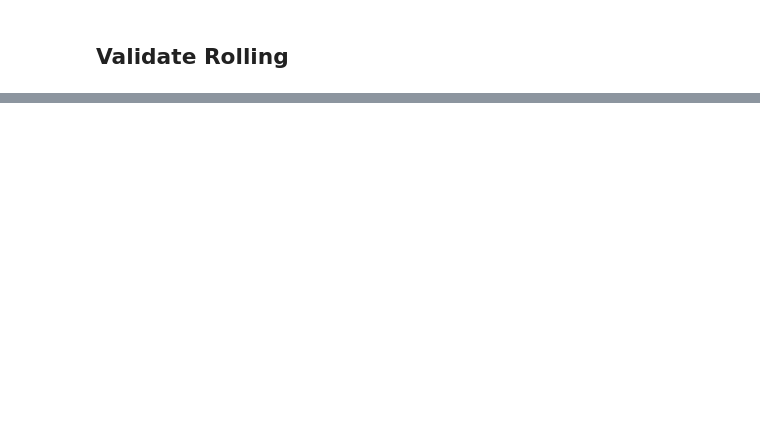
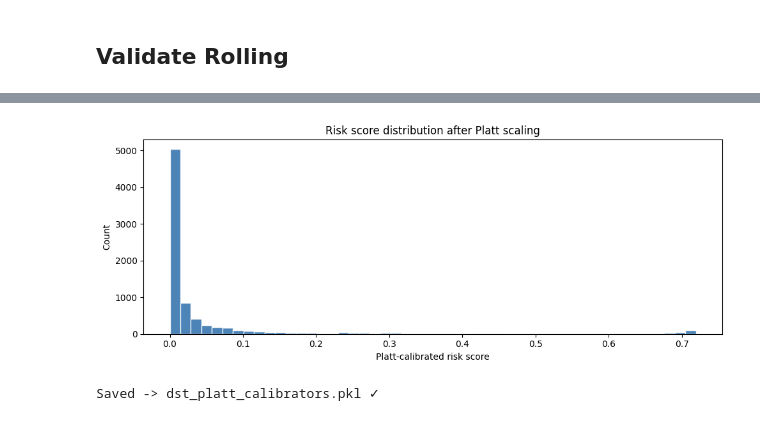
Before and after one commit to hamdikhasawneh/AI-sepsis, a Jupyter notebook: notebooks/03f_dynamic_survival_transformer.ipynb, the cells around one changed output, grey strips where cells are left out. Cells and saved outputs as stored; diff of their text form; code cells hidden in the pictures; blank space fills up the shorter version.

```diff
--- a/notebooks/03f_dynamic_survival_transformer.ipynb
+++ b/notebooks/03f_dynamic_survival_transformer.ipynb
@@ -1326,0 +1927,76 @@ DST rolling validation complete ✓
+# %%
+from sklearn.linear_model import LogisticRegression
+
+print("Refitting calibrators with Platt scaling...")
+
+# Get raw validation predictions
+surv_val_raw, dur_val, evt_val = predict_survival(
+    model, val_loader, device, time_cuts
+)
+
+# Fit Platt scaling calibrators at each time point
+platt_calibrators = {}
+for t_idx in np.arange(0, NUM_BINS, 4):
+    true_label = ((evt_val==1) & (dur_val<=time_cuts[t_idx])).astype(float)
+    pred_cif   = (1 - surv_val_raw[:, t_idx]).clip(0, 1).reshape(-1, 1)
+    if true_label.sum() > 5 and (1-true_label).sum() > 5:
+        lr = LogisticRegression(C=1.0)
+        lr.fit(pred_cif, true_label)
+        platt_calibrators[t_idx] = lr
+
+print(f"Fitted {len(platt_calibrators)} Platt calibrators")
+
+# Apply to test set
+def apply_platt_calibration(surv, calibrators, num_bins):
+    surv_cal      = surv.copy()
+    cal_t_indices = sorted(calibrators.keys())
+    for t_idx in cal_t_indices:
+        lr       = calibrators[t_idx]
+        pred_cif = (1 - surv_cal[:, t_idx]).clip(0, 1).reshape(-1, 1)
+        cal_cif  = lr.predict_proba(pred_cif)[:, 1].clip(0, 1)
+        surv_cal[:, t_idx] = 1 - cal_cif
+    # Interpolate between calibrated points
+    for t in range(num_bins):
+        if t not in calibrators:
+            lo = max([k for k in cal_t_indices if k <= t], default=None)
+            hi = min([k for k in cal_t_indices if k >= t], default=None)
+            if lo is not None and hi is not None and lo != hi:
+                w = (t - lo) / (hi - lo)
+                surv_cal[:, t] = (1-w)*surv_cal[:, lo] + w*surv_cal[:, hi]
+            elif lo is not None:
+                surv_cal[:, t] = surv_cal[:, lo]
+            elif hi is not None:
+                surv_cal[:, t] = surv_cal[:, hi]
+    # Enforce monotone decreasing
+    for t in range(1, num_bins):
+        surv_cal[:, t] = np.minimum(surv_cal[:, t], surv_cal[:, t-1])
+    return surv_cal
+
+# Test on validation set
+surv_test_raw, dur_test, evt_test = predict_survival(
+    model, test_loader, device, time_cuts
+)
+surv_test_platt = apply_platt_calibration(surv_test_raw, platt_calibrators, NUM_BINS)
+
+bin_12h  = int(np.clip(np.searchsorted(time_cuts, 12, 'right'), 0, NUM_BINS-1))
+cal_risks = (1 - surv_test_platt[:, bin_12h]).clip(0, 1)
+
+print(f"\nPlatt calibrated risk@12h stats:")
+print(f"  Mean   : {cal_risks.mean():.4f}")
+print(f"  Median : {np.median(cal_risks):.4f}")
+print(f"  Std    : {cal_risks.std():.4f}")
+
+# Plot distribution
+import matplotlib.pyplot as plt
+plt.figure(figsize=(10, 4))
+plt.hist(cal_risks, bins=50, color='#2C6FAC', alpha=0.85, edgecolor='white')
+plt.xlabel('Platt-calibrated risk score')
+plt.ylabel('Count')
+plt.title('Risk score distribution after Platt scaling')
+plt.tight_layout()
+plt.show()
+
+# Save
+joblib.dump(platt_calibrators, str(OUTPUT_DIR / 'dst_platt_calibrators.pkl'))
+print('\nSaved -> dst_platt_calibrators.pkl ✓')
+# %% [output]
@@ -1326,0 +2010,2 @@ DST rolling validation complete ✓
+[figure, added]
+Saved -> dst_platt_calibrators.pkl ✓
```
Also changed, not shown: parts of 25 cells of this notebook, 3 other files.
